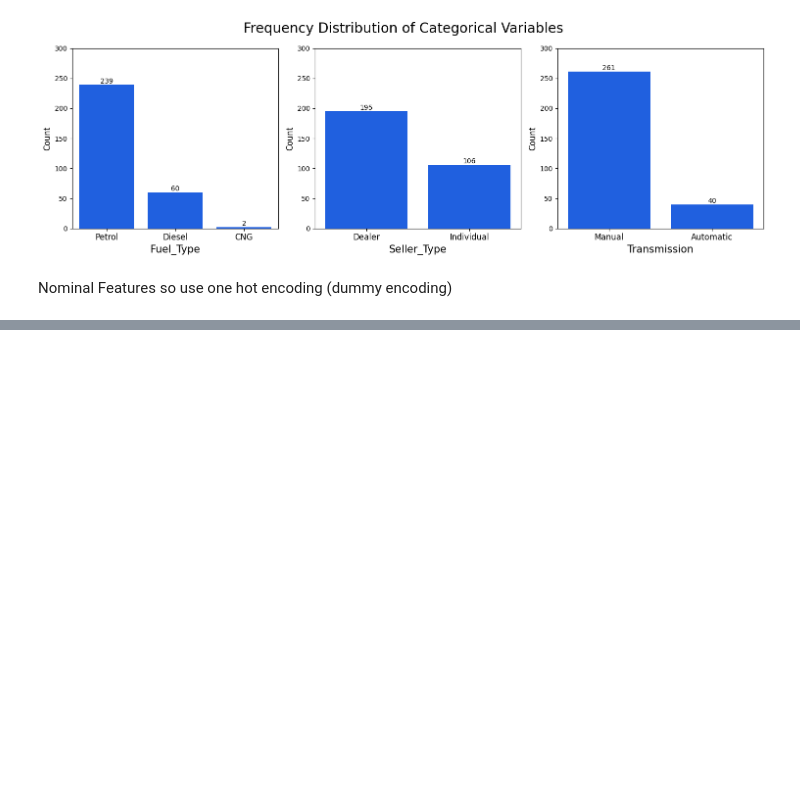
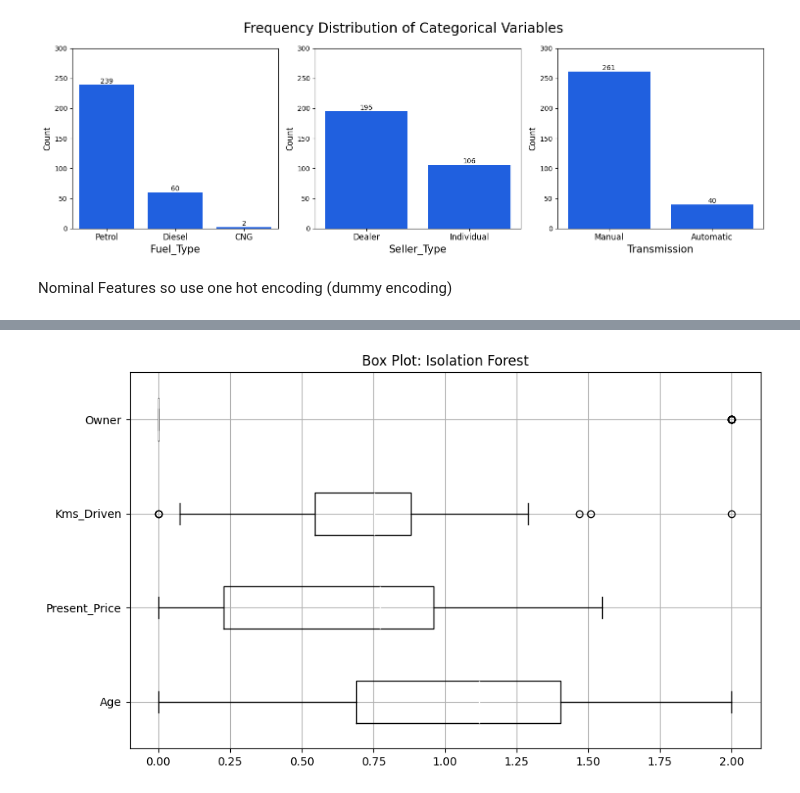
Before and after one commit to BeardedSeal77/Machine-Learning-101, a Jupyter notebook: Study Notebooks/02-Data Prep/2_Data_Prep.ipynb, the cells around one changed output, grey strips where cells are left out. Saved outputs shown, nothing was run; the diff lists cells and outputs as text; code cells hidden in the pictures; blank space fills up the shorter version.

```diff
--- a/Study Notebooks/02-Data Prep/2_Data_Prep.ipynb
+++ b/Study Notebooks/02-Data Prep/2_Data_Prep.ipynb
@@ -410,0 +423,8 @@ memory usage: 13.1 KB
+# %%
+# use Isolation Forest (Handles High Dimensional Data)
+from sklearn.ensemble import IsolationForest
+
+iso = IsolationForest(contamination=0.01, random_state=42)
+outliers = iso.fit_predict(df_transformed[numeric_data])
+df_iso = df_transformed[outliers == 1] # Always keep == 1 to remove outliers
+display(df_iso.info())
@@ -410,0 +592,8 @@ memory usage: 13.1 KB
+# %%
+# box plot of df_iso
+
+fig, ax = plt.subplots(figsize=(10, 6))
+boxplot = df_iso[numeric_features].boxplot(vert = False, ax=ax)
+plot = ax.set_title(f'Box Plot: Isolation Forest')
+# %% [output]
+[figure, added]
```
Also changed, not shown: parts of 28 cells of this notebook, 1 other file.
